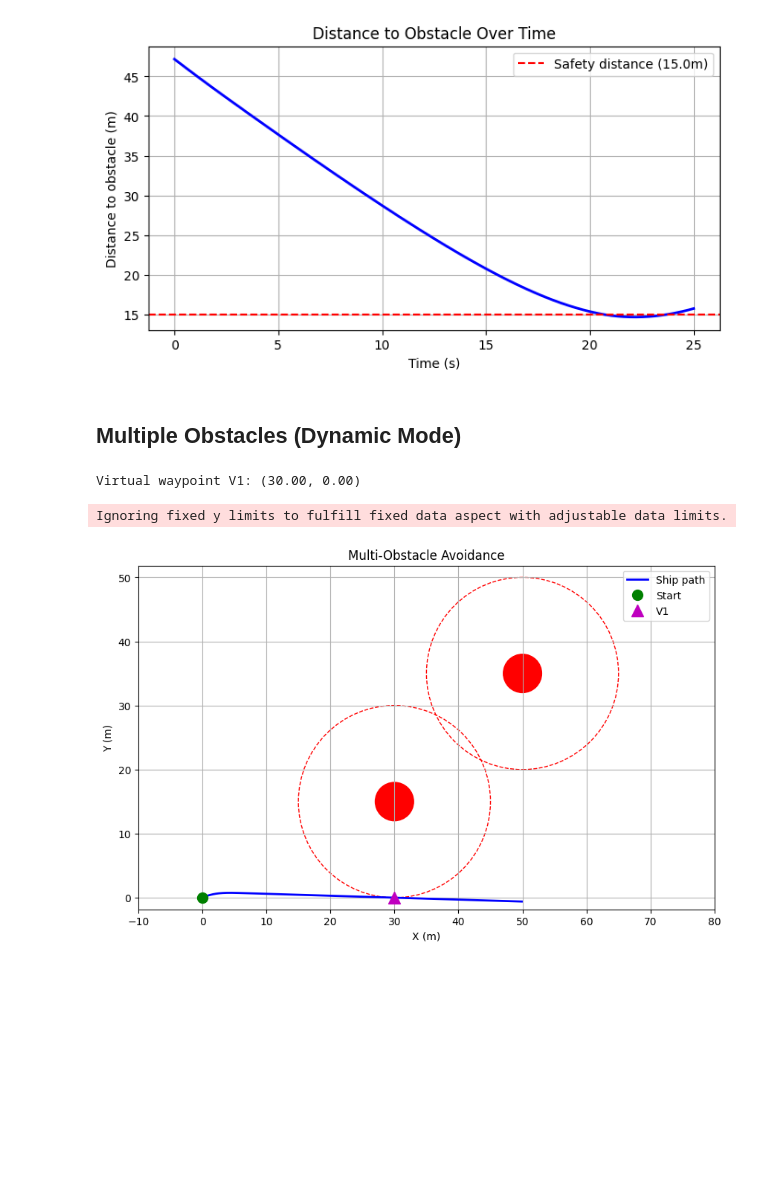
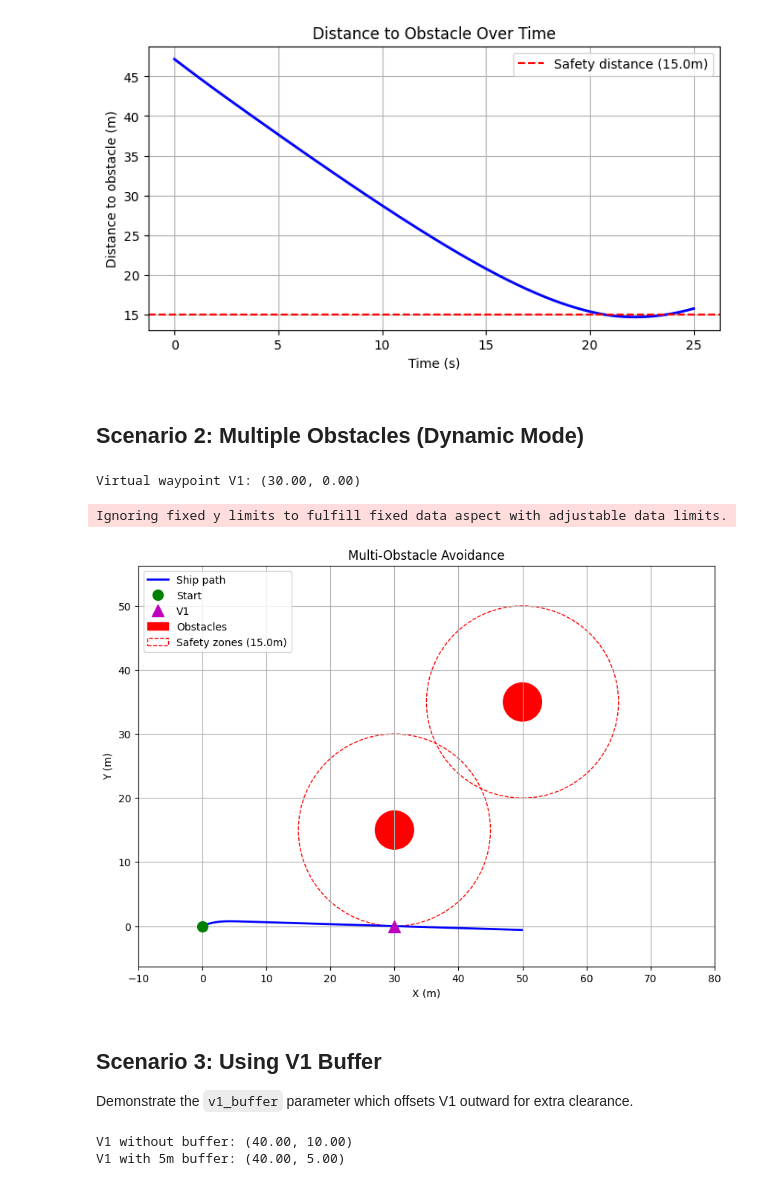
Before and after one commit to michaelstolberger27/colav-controllers, a Jupyter notebook: notebooks/collision_avoidance_demo.ipynb, the cells around one changed output. Saved outputs shown, nothing was run; the diff lists cells and outputs as text; code cells hidden in the pictures; blank space fills up the shorter version.

```diff
--- a/notebooks/collision_avoidance_demo.ipynb
+++ b/notebooks/collision_avoidance_demo.ipynb
@@ -24,8 +25,11 @@ v = 2.0       # Ship velocity (m/s)
 eta = 2.0     # Controller gain (eta > 1)
 tp = 3.0      # Prescribed time (seconds)
 Cs = 15.0     # Safe distance from obstacle (m)
+v1_buffer = 0.0  # V1 buffer (m) - 0 means no buffer
 
-controller = CollisionAvoidanceController(a=a, v=v, eta=eta, tp=tp, Cs=Cs)
+controller = CollisionAvoidanceController(a=a, v=v, eta=eta, tp=tp, Cs=Cs, v1_buffer=v1_buffer)
 
-print(f"Controller initialized with Cs={Cs}m safety radius")
+print(f"Controller initialized")
+print(f"Safety radius Cs: {Cs}m")
+print(f"V1 buffer: {v1_buffer}m")
 # %% [output]
@@ -145,7 +153,7 @@ plt.show()
 # %% [output]
 [figure]
 # %% [markdown]
-## Multiple Obstacles (Dynamic Mode)
+## Scenario 2: Multiple Obstacles (Dynamic Mode)
 # %%
 # Reset controller
 controller.reset()
@@ -157,41 +165,73 @@ obstacles = [
 ]
 
 # Set virtual waypoint for multiple obstacles
-x0, y0, psi0 = 0.0, 0.0, np.radians(25)
-controller.set_virtual_waypoint_dynamic(x0, y0, psi0, obstacles)
+x0_2, y0_2, psi0_2 = 0.0, 0.0, np.radians(25)
+controller.set_virtual_waypoint_dynamic(x0_2, y0_2, psi0_2, obstacles)
 
-v1 = controller.virtual_waypoint
-print(f"Virtual waypoint V1: ({v1[0]:.2f}, {v1[1]:.2f})")
+v1_multi = controller.virtual_waypoint
+print(f"Virtual waypoint V1: ({v1_multi[0]:.2f}, {v1_multi[1]:.2f})")
 # %% [output]
 Virtual waypoint V1: (30.00, 0.00)
 # %%
 # Simulate
-sol2 = solve_ivp(dynamics, t_span, [x0, y0, psi0], t_eval=t_eval, method='RK45')
+sol2 = solve_ivp(dynamics, t_span, [x0_2, y0_2, psi0_2], t_eval=t_eval, method='RK45')
 
 # Visualize
-fig, ax = plt.subplots(figsize=(10, 6))
+fig, ax = plt.subplots(figsize=(10, 7))
 
 ax.plot(sol2.y[0], sol2.y[1], 'b-', linewidth=2, label='Ship path')
-ax.plot(x0, y0, 'go', markersize=10, label='Start')
-ax.plot(v1[0], v1[1], 'm^', markersize=12, label='V1')
+ax.plot(x0_2, y0_2, 'go', markersize=10, label='Start')
+ax.plot(v1_multi[0], v1_multi[1], 'm^', markersize=12, label='V1')
 
 # Draw obstacles
-for i, (ox, oy, _, _) in enumerate(obstacles):
-    obstacle = Circle((ox, oy), 3, color='red')
-    safety_zone = Circle((ox, oy), Cs, color='red', fill=False, linestyle='--')
+for i, (ox_i, oy_i, _, _) in enumerate(obstacles):
+    obstacle = Circle((ox_i, oy_i), 3, color='red')
+    safety_zone = Circle((ox_i, oy_i), Cs, color='red', fill=False, linestyle='--')
     ax.add_patch(obstacle)
     ax.add_patch(safety_zone)
+    if i == 0:
+        obstacle.set_label('Obstacles')
+        safety_zone.set_label(f'Safety zones ({Cs}m)')
 
 ax.set_xlabel('X (m)')
 ax.set_ylabel('Y (m)')
 ax.set_title('Multi-Obstacle Avoidance')
 ax.legend()
 ax.grid(True)
 ax.axis('equal')
 ax.set_xlim(-10, 80)
 ax.set_ylim(-10, 60)
 
 plt.show()
 # %% [output]
 Ignoring fixed y limits to fulfill fixed data aspect with adjustable data limits.
-[figure, old version]
+[figure, new version]
+# %% [markdown]
+## Scenario 3: Using V1 Buffer
+
+Demonstrate the `v1_buffer` parameter which offsets V1 outward for extra clearance.
+# %%
+# Create controller with buffer
+controller_buffered = CollisionAvoidanceController(
+    a=a, v=v, eta=eta, tp=tp, Cs=Cs,
+    v1_buffer=5.0  # 5 meter buffer
+)
+
+# Same initial conditions as Scenario 1
+x0_3, y0_3, psi0_3 = 0.0, 0.0, np.radians(30)
+ox_3, oy_3 = 40.0, 25.0
+
+# Compute V1 without buffer
+controller.reset()
+controller.set_virtual_waypoint(x0_3, y0_3, psi0_3, ox_3, oy_3)
+v1_no_buffer = controller.virtual_waypoint
+
+# Compute V1 with buffer
+controller_buffered.set_virtual_waypoint(x0_3, y0_3, psi0_3, ox_3, oy_3)
+v1_with_buffer = controller_buffered.virtual_waypoint
+
+print(f"V1 without buffer: ({v1_no_buffer[0]:.2f}, {v1_no_buffer[1]:.2f})")
+print(f"V1 with 5m buffer: ({v1_with_buffer[0]:.2f}, {v1_with_buffer[1]:.2f})")
+# %% [output]
+V1 without buffer: (40.00, 10.00)
+V1 with 5m buffer: (40.00, 5.00)
```
Also changed, not shown: parts of 12 cells of this notebook, 1 other file.
